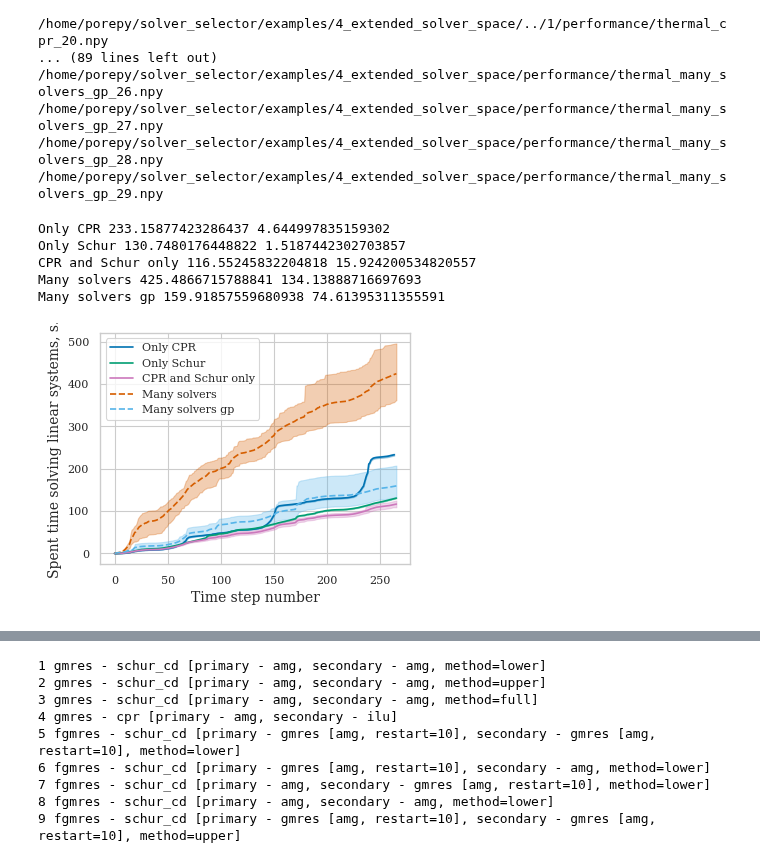
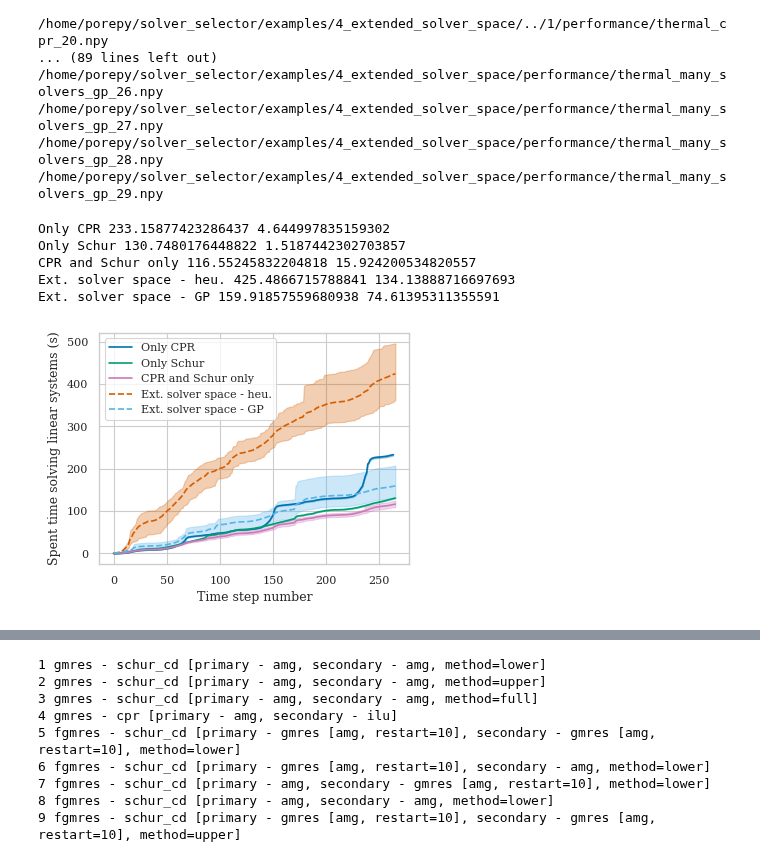
Before and after one commit to Yuriyzabegaev/solver_selector, a Jupyter notebook: examples/4_extended_solver_space/results_4_thermal.ipynb, the cells around one changed output, grey strips where cells are left out. Drawn from its saved outputs; the diff is of its cells as text; code cells hidden in the pictures.

```diff
--- a/examples/4_extended_solver_space/results_4_thermal.ipynb
+++ b/examples/4_extended_solver_space/results_4_thermal.ipynb
@@ -10,8 +10,8 @@ tex_fonts = {
     # "text.usetex": True,
     "font.family": "serif",
     # Use 10pt font in plots, to match 10pt font in document
-    "axes.labelsize": 10,
-    "font.size": 10,
+    "axes.labelsize": 9,
+    "font.size": 9,
     # Make the legend/label fonts a little smaller
     "legend.fontsize": 8,
     "xtick.labelsize": 8,
@@ -42,8 +42,8 @@ data = {
     "Only CPR": load_data('../1/thermal_cpr', n_newest=NUM_SIMS),
     "Only Schur": load_data('../1/thermal_schur', n_newest=NUM_SIMS),
     "CPR and Schur only": load_data('../1/thermal_dynamic', n_newest=NUM_SIMS),
-    "Many solvers": load_data("thermal_many_solvers", n_newest=NUM_SIMS),
-    "Many solvers gp": load_data("thermal_many_solvers_gp", n_newest=NUM_SIMS),
+    'Ext. solver space - heu.': load_data("thermal_many_solvers", n_newest=NUM_SIMS),
+    "Ext. solver space - GP": load_data("thermal_many_solvers_gp", n_newest=NUM_SIMS),
     # "Random": load_data("thermal_random", n_newest=NUM_SIMS),
     # "Source location coldstart": load_data("thermal_coldstart_source_location", n_newest=NUM_SIMS),
     # "Source location warmstart": load_data("thermal_warmstart_source_location", n_newest=NUM_SIMS),
@@ -77,8 +77,8 @@ COLORS = {
     'Only CPR': 'C0',
     'Only Schur': 'C1',
     'CPR and Schur only': 'C3',
-    'Many solvers': 'C2',
-    'Many solvers gp': 'C5',
+    'Ext. solver space - heu.': 'C2',
+    'Ext. solver space - GP': 'C5',
 }
 
 for name, values in data.items():
@@ -106,38 +106,38 @@ for name, values in data.items():
     for time, result in zip(times, result):
         total.append(result[-1])
         t_end.append(time[-1])
         interp_data_list.append(np.interp(x_space, time, result))
 
     interp_data = np.array(interp_data_list)
     max_ = np.max(interp_data, axis=0)
     min_ = np.min(interp_data, axis=0)
     mean = np.mean(interp_data, axis=0)
     if mean[-1] < best_time:
         best_time = mean[-1]
         best = mean
     plt.fill_between(x_space, min_, max_, color=COLORS[name], alpha=0.3)
     kwargs = dict()
-    if name in ['Many solvers', 'Many solvers gp']:
+    if name in ['Ext. solver space - heu.', 'Ext. solver space - GP']:
         kwargs['linestyle'] = '--'
 
     plt.plot(x_space, mean, color=COLORS[name], label=name, **kwargs)
     print(name, np.mean(total), np.max(total) - np.min(total))
     if USE_SIMULATED_TIME:
         assert np.allclose(t_end, t_end[0], rtol=1e-10)
 
 plt.legend(loc='upper left')
 plt.xlabel(X_LABEL)
-plt.ylabel("Spent time solving linear systems, s.")
+plt.ylabel("Spent time solving linear systems (s)")
 
 if save_media_path is not None:
     plt.savefig(save_media_path / "experiment4_performance.pdf", bbox_inches="tight")
 # %% [output]
 Only CPR 233.15877423286437 4.644997835159302
 Only Schur 130.7480176448822 1.5187442302703857
 CPR and Schur only 116.55245832204818 15.924200534820557
-Many solvers 425.4866715788841 134.13888716697693
-Many solvers gp 159.91857559680938 74.61395311355591
+Ext. solver space - heu. 425.4866715788841 134.13888716697693
+Ext. solver space - GP 159.91857559680938 74.61395311355591
-[figure, old version]
+[figure, new version]
 # %%
 RIGHT_ORDER = {
     "gmres - schur_cd [primary - amg, secondary - amg, method=lower]": 0,
```
Also changed, not shown: parts of 2 cells of this notebook, 5 other files.
